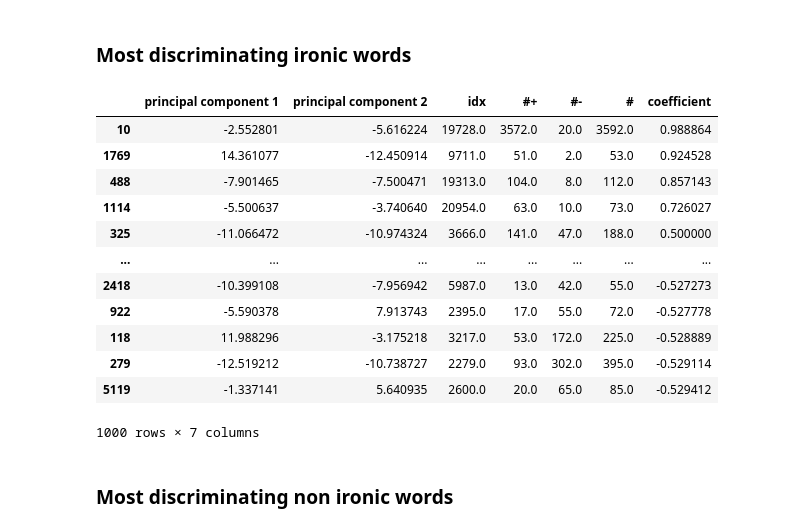
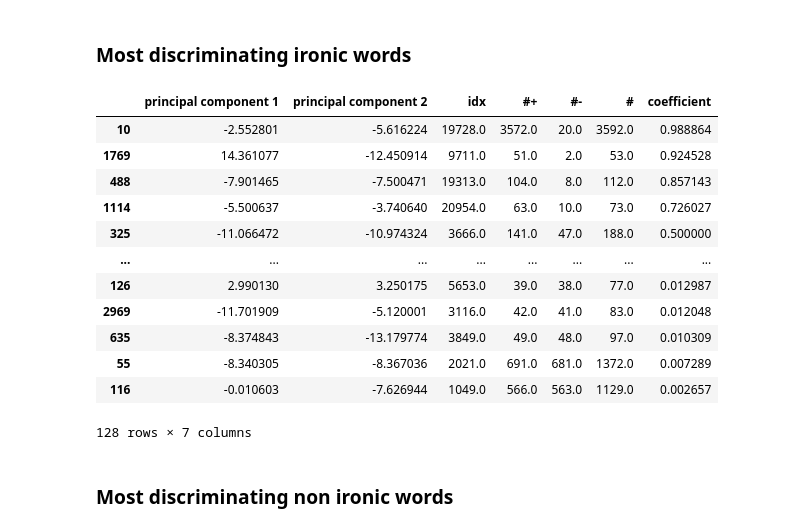
Before and after one commit to gianlucagiudice/irony-detection, a Jupyter notebook: notebooks/pca_plot.ipynb, the cells around one changed output. Drawn from its saved outputs; the diff is of its cells as text; code cells hidden in the pictures.

```diff
--- a/notebooks/pca_plot.ipynb
+++ b/notebooks/pca_plot.ipynb
@@ -33,3 +65,0 @@ ax.grid()
-# %%
-df = pd.read_pickle("../reports/{}.pca/PCA_2D.pkl".format(TARGET_DATASET))
-df
@@ -61,23 +67,22 @@ plt.show()
 ### Most discriminating ironic words
 # %%
 ironic_df = df.sort_values(by=['coefficient'], ascending=False)
-ironic_df = ironic_df.head(TOP_VALUE)
-ironic_df.head()
+ironic_df = ironic_df[ironic_df['coefficient'] > 0]
 ironic_df
 # %% [output]
 |  | principal component 1 | principal component 2 | idx | #+ | #- | # | coefficient |
 | 10 | -2.552801 | -5.616224 | 19728.0 | 3572.0 | 20.0 | 3592.0 | 0.988864 |
 | 1769 | 14.361077 | -12.450914 | 9711.0 | 51.0 | 2.0 | 53.0 | 0.924528 |
 | 488 | -7.901465 | -7.500471 | 19313.0 | 104.0 | 8.0 | 112.0 | 0.857143 |
 | 1114 | -5.500637 | -3.740640 | 20954.0 | 63.0 | 10.0 | 73.0 | 0.726027 |
 | 325 | -11.066472 | -10.974324 | 3666.0 | 141.0 | 47.0 | 188.0 | 0.500000 |
 | ... | ... | ... | ... | ... | ... | ... | ... |
-| 2418 | -10.399108 | -7.956942 | 5987.0 | 13.0 | 42.0 | 55.0 | -0.527273 |
-| 922 | -5.590378 | 7.913743 | 2395.0 | 17.0 | 55.0 | 72.0 | -0.527778 |
-| 118 | 11.988296 | -3.175218 | 3217.0 | 53.0 | 172.0 | 225.0 | -0.528889 |
-| 279 | -12.519212 | -10.738727 | 2279.0 | 93.0 | 302.0 | 395.0 | -0.529114 |
-| 5119 | -1.337141 | 5.640935 | 2600.0 | 20.0 | 65.0 | 85.0 | -0.529412 |
+| 126 | 2.990130 | 3.250175 | 5653.0 | 39.0 | 38.0 | 77.0 | 0.012987 |
+| 2969 | -11.701909 | -5.120001 | 3116.0 | 42.0 | 41.0 | 83.0 | 0.012048 |
+| 635 | -8.374843 | -13.179774 | 3849.0 | 49.0 | 48.0 | 97.0 | 0.010309 |
+| 55 | -8.340305 | -8.367036 | 2021.0 | 691.0 | 681.0 | 1372.0 | 0.007289 |
+| 116 | -0.010603 | -7.626944 | 1049.0 | 566.0 | 563.0 | 1129.0 | 0.002657 |
-1000 rows × 7 columns
+128 rows × 7 columns
 # %% [markdown]
 ### Most discriminating non ironic words
 # %%
```
Also changed, not shown: parts of 11 cells of this notebook.
